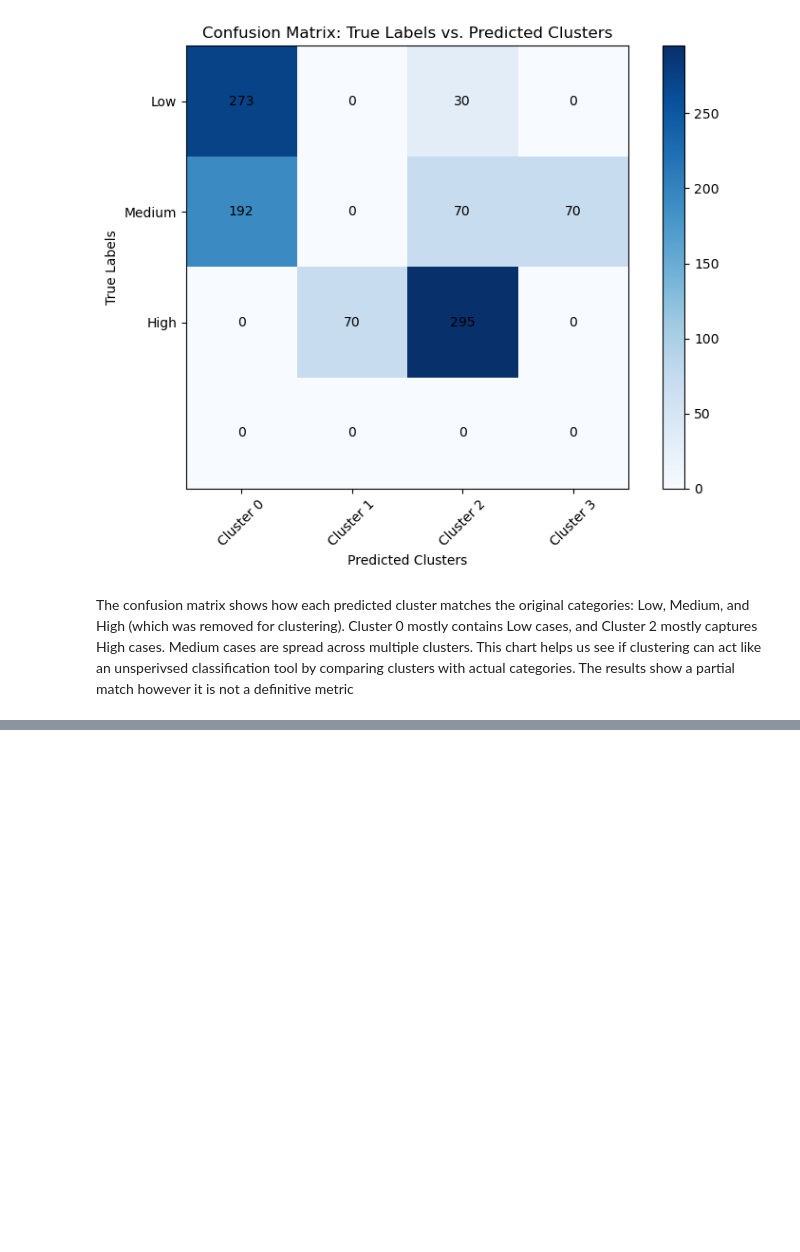
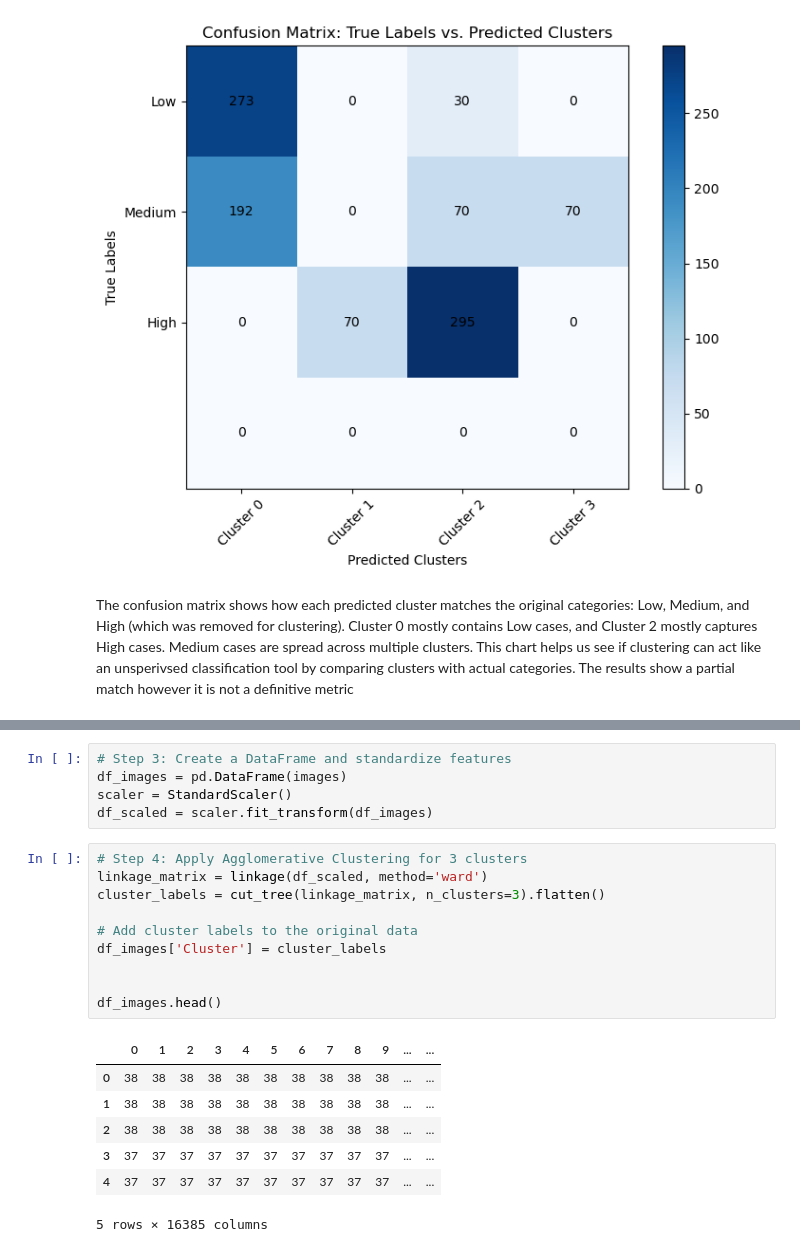
Before and after one commit to machine-learning-hwu-project/Dubai_UG_11, a Jupyter notebook: clustering/hierarchical clustering/Hierarchal_clustering.ipynb, the cells around one changed output, grey strips where cells are left out. Cells and saved outputs as stored; diff of their text form; blank space fills up the shorter version.

```diff
--- a/clustering/hierarchical clustering/Hierarchal_clustering.ipynb
+++ b/clustering/hierarchical clustering/Hierarchal_clustering.ipynb
@@ -241,3 +241,26 @@ KeyboardInterrupt:
+# %%
+# Step 3: Create a DataFrame and standardize features
+df_images = pd.DataFrame(images)
+scaler = StandardScaler()
+df_scaled = scaler.fit_transform(df_images)
+# %%
+# Step 4: Apply Agglomerative Clustering for 3 clusters
+linkage_matrix = linkage(df_scaled, method='ward')
+cluster_labels = cut_tree(linkage_matrix, n_clusters=3).flatten()
+
+# Add cluster labels to the original data
+df_images['Cluster'] = cluster_labels
+
+
+df_images.head()
+# %% [output]
+|  | 0 | 1 | 2 | 3 | 4 | 5 | 6 | 7 | 8 | 9 | ... | ... |
+| 0 | 38 | 38 | 38 | 38 | 38 | 38 | 38 | 38 | 38 | 38 | ... | ... |
+| 1 | 38 | 38 | 38 | 38 | 38 | 38 | 38 | 38 | 38 | 38 | ... | ... |
+| 2 | 38 | 38 | 38 | 38 | 38 | 38 | 38 | 38 | 38 | 38 | ... | ... |
+| 3 | 37 | 37 | 37 | 37 | 37 | 37 | 37 | 37 | 37 | 37 | ... | ... |
+| 4 | 37 | 37 | 37 | 37 | 37 | 37 | 37 | 37 | 37 | 37 | ... | ... |
+5 rows × 16385 columns
 # %%
 # Step 3: Create a DataFrame and standardize features
 df_images = pd.DataFrame(images)
```
Also changed, not shown: parts of 3 cells of this notebook, 1 other file.
